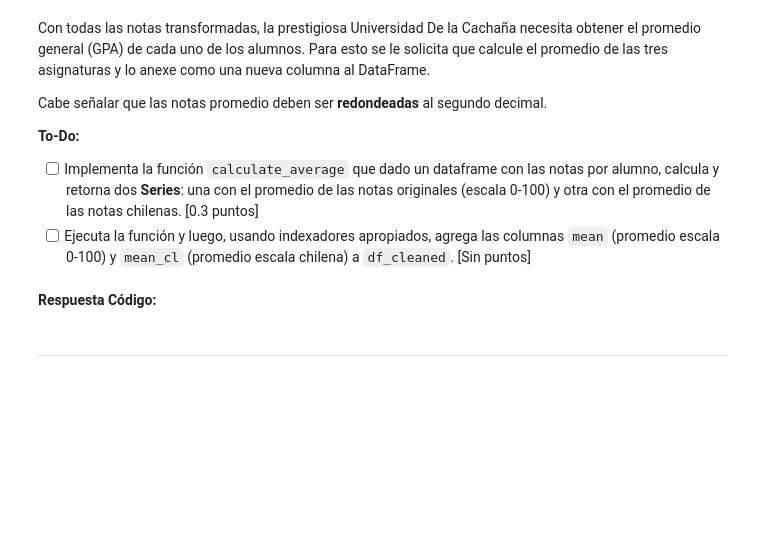
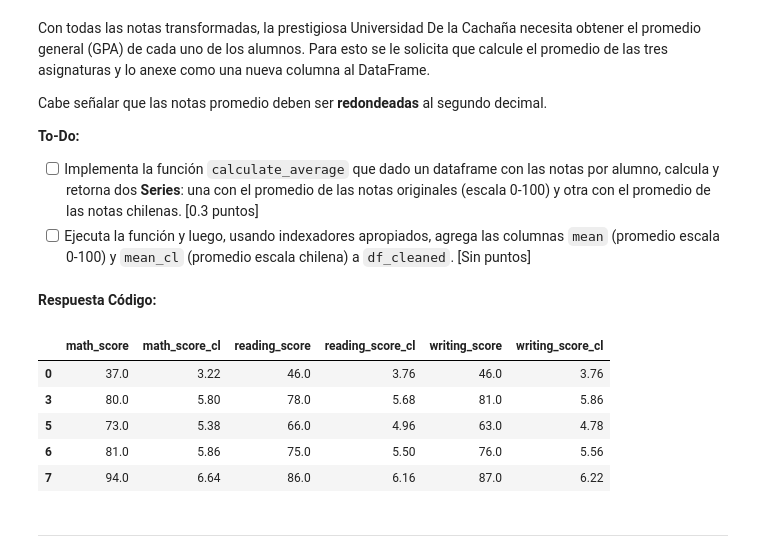
Before and after one commit to matisweet/MDS7202, a Jupyter notebook: labs/lab-3/Lab3_Enunciado.ipynb, the cells around one changed output. Drawn from its saved outputs; the diff is of its cells as text; code cells hidden in the pictures; blank space fills up the shorter version.

```diff
--- a/labs/lab-3/Lab3_Enunciado.ipynb
+++ b/labs/lab-3/Lab3_Enunciado.ipynb
@@ -185,6 +419,3 @@ Cabe señalar que las notas promedio deben ser **redondeadas** al segundo decima
 - [ ] Ejecuta la función y luego, usando indexadores apropiados, agrega las columnas `mean` (promedio escala 0-100) y `mean_cl` (promedio escala chilena) a `df_cleaned`. [Sin puntos]
 # %% [markdown]
 **Respuesta Código:**
-# %%
-# En esta celda implementa la operación solicitada
-def to_chilean_grade(df: pd.DataFrame, columna: str) -> tuple[pd.Series, pd.Series]: ...
@@ -193,3 +422,31 @@ def to_chilean_grade(df: pd.DataFrame, columna: str) -> tuple[pd.Series, pd.Seri
+# %%
+def to_chilean_grade(df: pd.DataFrame, columna: str) -> tuple[pd.Series, pd.Series]:
+    # Extraemos la serie original
+    nota_original = df[columna]
+    # Aplicamos la transformación lineal vectorizada de 0-100 a 1.0-7.0
+    # y redondeamos a 2 decimales usando métodos de pandas
+    nota_chilena = (nota_original * 0.06 + 1.0).round(2)
+    # Retornamos ambas series
+    return nota_original, nota_chilena
+# %%
+# Iteramos sobre los nombres de las columnas.
+columnas_notas = ['math_score', 'reading_score', 'writing_score']
+
+for col in columnas_notas:
+    # Llamamos a la función y desempaquetamos la tupla
+    original, chilena = to_chilean_grade(df_cleaned, col)
+    # Agregamos la nueva columna al dataframe limpio usando indexadores
+    df_cleaned[f"{col}_cl"] = chilena
+
+# Un display rápido para comprobar que se agregaron bien
+display(df_cleaned[['math_score', 'math_score_cl', 'reading_score', 'reading_score_cl', 'writing_score', 'writing_score_cl']].head())
+# %% [output]
+|  | math_score | math_score_cl | reading_score | reading_score_cl | writing_score | writing_score_cl |
+| 0 | 37.0 | 3.22 | 46.0 | 3.76 | 46.0 | 3.76 |
+| 3 | 80.0 | 5.80 | 78.0 | 5.68 | 81.0 | 5.86 |
+| 5 | 73.0 | 5.38 | 66.0 | 4.96 | 63.0 | 4.78 |
+| 6 | 81.0 | 5.86 | 75.0 | 5.50 | 76.0 | 5.56 |
+| 7 | 94.0 | 6.64 | 86.0 | 6.16 | 87.0 | 6.22 |
 # %% [markdown]
 ---
 # %% [markdown]
```
Also changed, not shown: parts of 19 cells of this notebook.
